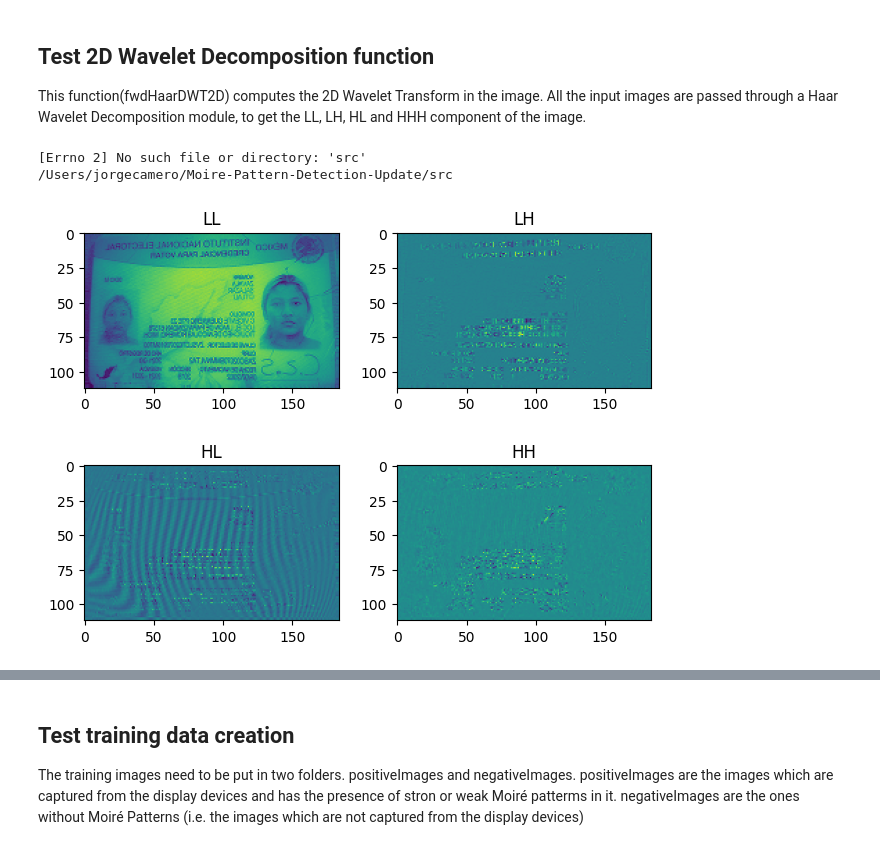
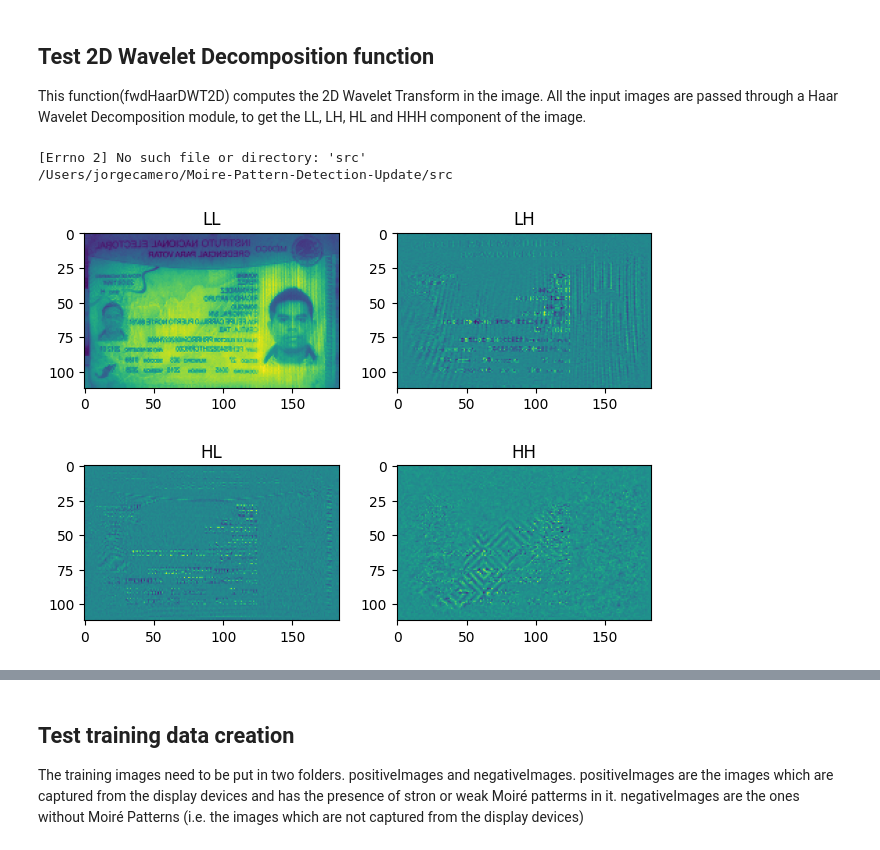
Before and after one commit to CameroJI/Moire-Pattern-Detection-Update, a Jupyter notebook: src/Playground.ipynb, the cells around one changed output, grey strips where cells are left out. Drawn from its saved outputs; the diff is of its cells as text; code cells hidden in the pictures.

```diff
--- a/src/Playground.ipynb
+++ b/src/Playground.ipynb
@@ -6,33 +6,33 @@ This function(fwdHaarDWT2D) computes the 2D Wavelet Transform in the image. All
 # %%
 from PIL import Image
 from matplotlib import pyplot as plt
 import pywt
 import pywt.data
 %cd src
 
 def fwd(img):
     coeffs2 = pywt.wavedec2(img, 'bior2.2', level=3)
     LL, (HL, LH, HH) = coeffs2[0], coeffs2[1]
     return LL, LH, HL, HH
 
-#root = "/Users/jorgecamero/Downloads/bi1723058930.8452249-4_front_large.jpg"
-root = "/Users/jorgecamero/Downloads/bi1723045253.0764456-3_front_large.jpg"
+root = "/Users/jorgecamero/Downloads/bi1723058930.8452249-4_front_large.jpg"
+#root = "/Users/jorgecamero/Downloads/bi1723045253.0764456-3_front_large.jpg"
 img = Image.open(root).convert('L')
 img = img.transpose(Image.FLIP_LEFT_RIGHT)
 #img.save('chl.jpg')
 LL, LH, HL, HH = fwd(img)
 fig, axes = plt.subplots(2, 2)
 fig.tight_layout()
 axes[0, 0].imshow(LL)
 axes[0, 1].imshow(LH)
 axes[1, 0].imshow(HL)
 axes[1, 1].imshow(HH)
 axes[0, 0].set_title("LL")
 axes[0, 1].set_title("LH")
 axes[1, 0].set_title("HL")
 axes[1, 1].set_title("HH")
 plt.show()
 # %% [output]
 [Errno 2] No such file or directory: 'src'
 /Users/jorgecamero/Moire-Pattern-Detection-Update/src
-[figure, old version]
+[figure, new version]
```
Also changed, not shown: parts of 3 cells of this notebook, 1 other file.
